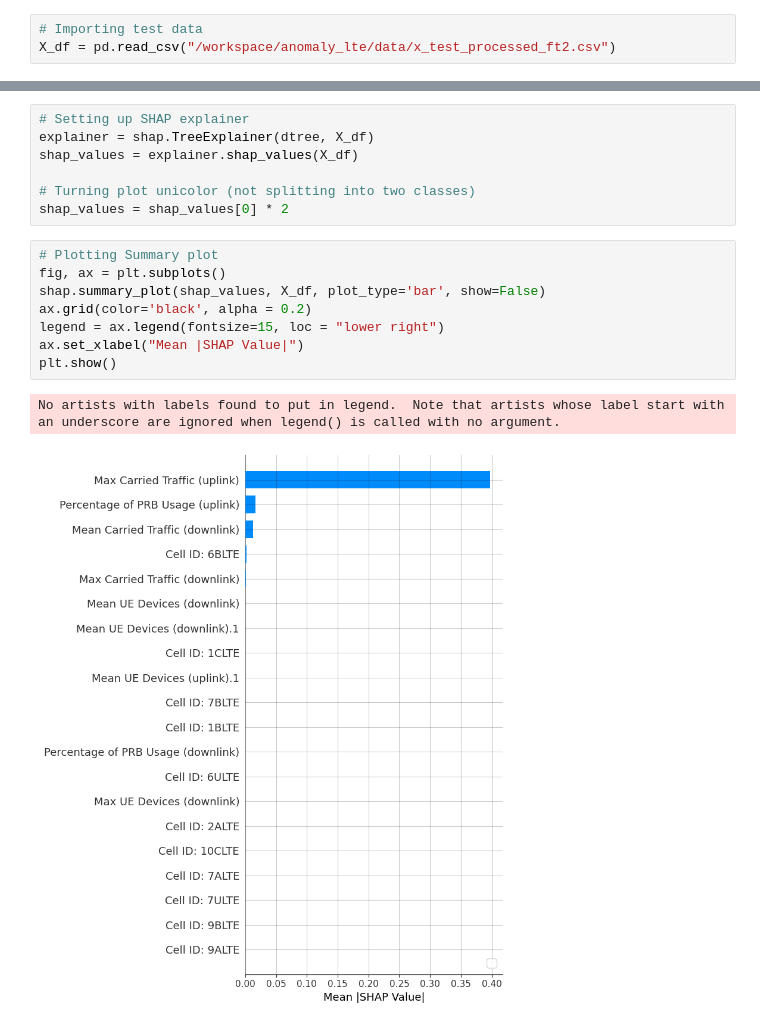
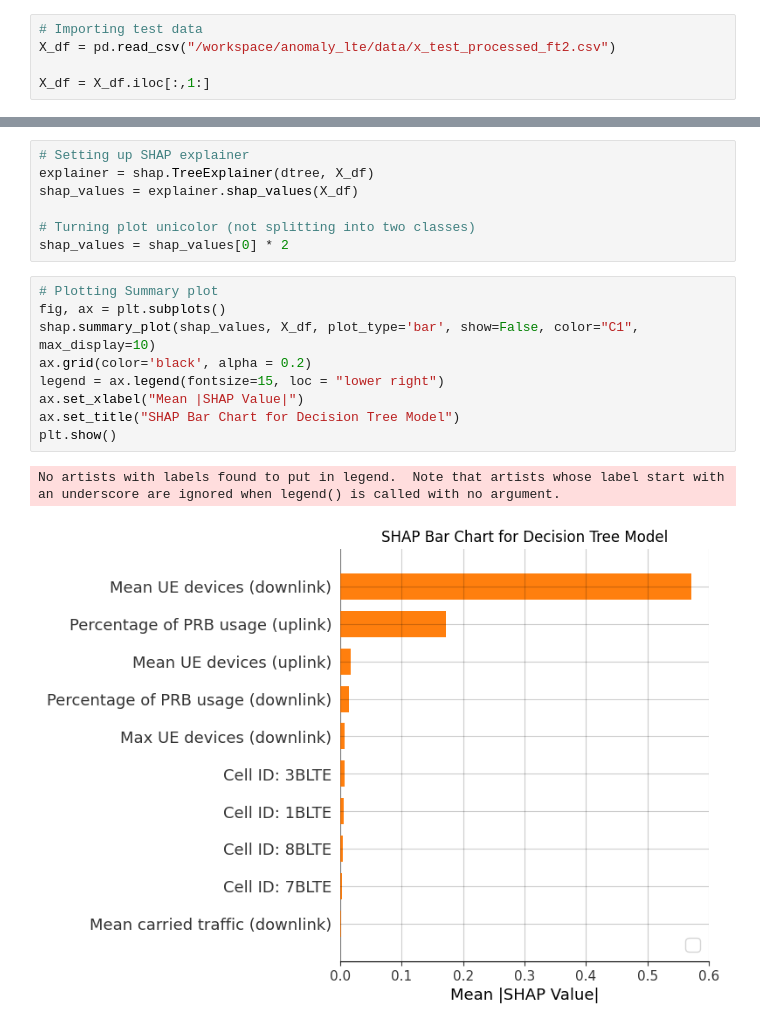
Before and after one commit to pocrca/anomaly_lte, a Jupyter notebook: model_explanation_decisiontree.ipynb, the cells around one changed output, grey strips where cells are left out. Cells and saved outputs as stored; diff of their text form.

```diff
--- a/model_explanation_decisiontree.ipynb
+++ b/model_explanation_decisiontree.ipynb
@@ -11,6 +11,8 @@ from sklearn.compose import ColumnTransformer
 # %%
 # Importing test data
 X_df = pd.read_csv("/workspace/anomaly_lte/data/x_test_processed_ft2.csv")
+
+X_df = X_df.iloc[:,1:]
 # %%
 # Importing decision tree model
 with open('models/train_dtree_ft2.pkl', 'rb') as model_file:
@@ -25,11 +27,12 @@ shap_values = shap_values[0] * 2
 # %%
 # Plotting Summary plot
 fig, ax = plt.subplots()
-shap.summary_plot(shap_values, X_df, plot_type='bar', show=False)
+shap.summary_plot(shap_values, X_df, plot_type='bar', show=False, color="C1", max_display=10)
 ax.grid(color='black', alpha = 0.2)
 legend = ax.legend(fontsize=15, loc = "lower right")
 ax.set_xlabel("Mean |SHAP Value|")
+ax.set_title("SHAP Bar Chart for Decision Tree Model")
 plt.show()
 # %% [output]
 No artists with labels found to put in legend.  Note that artists whose label start with an underscore are ignored when legend() is called with no argument.
-[figure, old version]
+[figure, new version]
```
Also changed, not shown: 9 other files.
